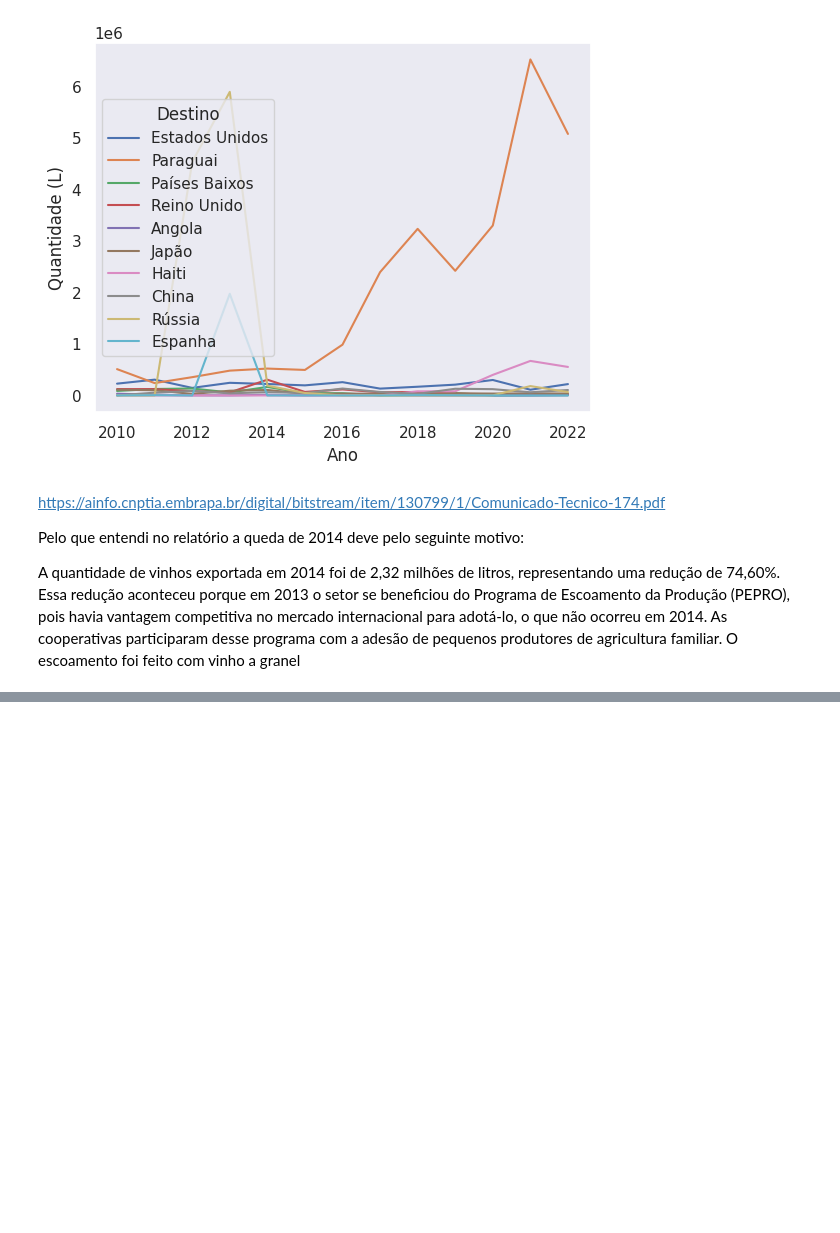
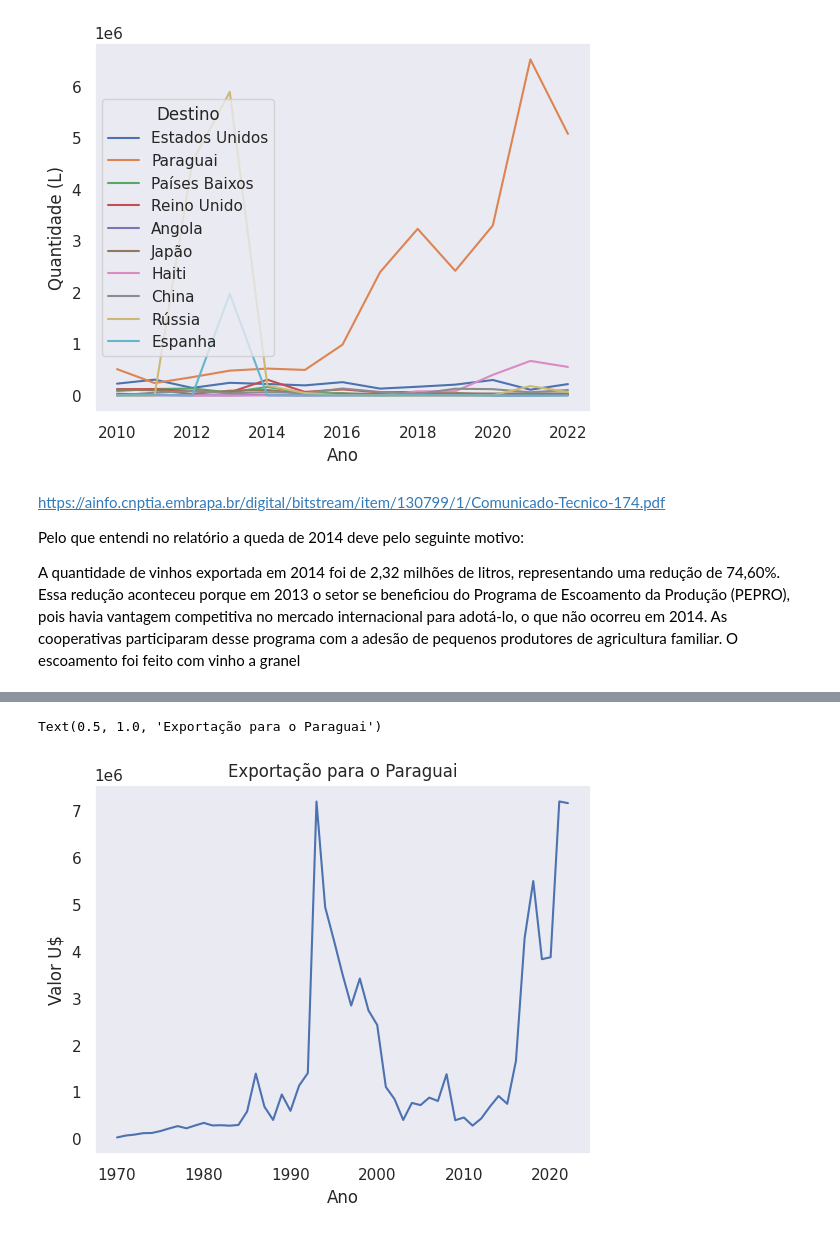
Before and after one commit to icarocarmona/Tech-Challenges-DTAT-Grupo-26, a Jupyter notebook: notebooks/Analise_sobre_a_exportação_de_Vinhos.ipynb, the cells around one changed output, grey strips where cells are left out. Cells and saved outputs as stored; diff of their text form; code cells hidden in the pictures; blank space fills up the shorter version.

```diff
--- a/notebooks/Analise_sobre_a_exportação_de_Vinhos.ipynb
+++ b/notebooks/Analise_sobre_a_exportação_de_Vinhos.ipynb
@@ -159,0 +205,9 @@ sns.lineplot(data=qtd_litros_ano, x='Ano', y='Quantidade (L)', hue='Tipo Vinho')
+# %%
+
+# rows_with_zeros = df[]
+rows_with_zeros = (vinhos_de_mesa == 0).any(axis=1)
+
+df2 = vinhos_de_mesa[~rows_with_zeros]
+df2 = df2[df2['Destino'] == 'Paraguai']
+# df2 = df2[df2['Ano'] >= 2014]
+df2.head()
@@ -159,0 +221,6 @@ sns.lineplot(data=qtd_litros_ano, x='Ano', y='Quantidade (L)', hue='Tipo Vinho')
+# %%
+sns.lineplot(data=df2, x='Ano', y='Valor U$')
+plt.title('Exportação para o Paraguai')
+# %% [output]
+Text(0.5, 1.0, 'Exportação para o Paraguai')
+[figure, added]
```
Also changed, not shown: parts of 20 cells of this notebook.
